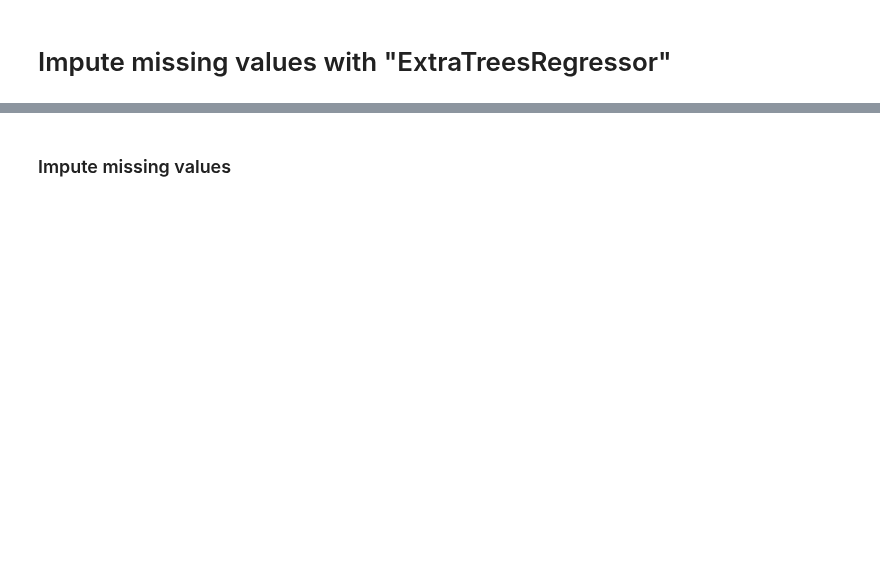
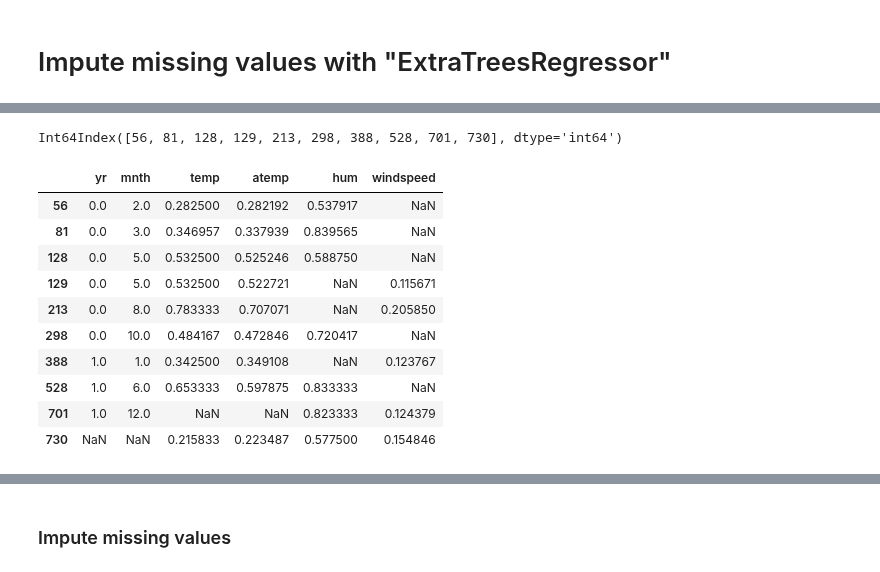
Before and after one commit to omdgit/Hands-On-Gradient-Boosting-with-XGBoost-and-Scikit-learn, a Jupyter notebook: Chapter01/omd_impute_missing_values_xgb.ipynb, the cells around one changed output, grey strips where cells are left out. Drawn from its saved outputs; the diff is of its cells as text; code cells hidden in the pictures; blank space fills up the shorter version.

```diff
--- a/Chapter01/omd_impute_missing_values_xgb.ipynb
+++ b/Chapter01/omd_impute_missing_values_xgb.ipynb
@@ -11,0 +26,17 @@ df_bikes = pd.read_csv('bike_rentals.csv')
+# %%
+idx = df_bikes.loc[df_bikes.isnull().any(axis=1),df_bikes.isnull().any()].index
+print(idx)
+df_bikes.loc[df_bikes.isnull().any(axis=1),df_bikes.isnull().any()]
+# %% [output]
+Int64Index([56, 81, 128, 129, 213, 298, 388, 528, 701, 730], dtype='int64')
+|  | yr | mnth | temp | atemp | hum | windspeed |
+| 56 | 0.0 | 2.0 | 0.282500 | 0.282192 | 0.537917 | NaN |
+| 81 | 0.0 | 3.0 | 0.346957 | 0.337939 | 0.839565 | NaN |
+| 128 | 0.0 | 5.0 | 0.532500 | 0.525246 | 0.588750 | NaN |
+| 129 | 0.0 | 5.0 | 0.532500 | 0.522721 | NaN | 0.115671 |
+| 213 | 0.0 | 8.0 | 0.783333 | 0.707071 | NaN | 0.205850 |
+| 298 | 0.0 | 10.0 | 0.484167 | 0.472846 | 0.720417 | NaN |
+| 388 | 1.0 | 1.0 | 0.342500 | 0.349108 | NaN | 0.123767 |
+| 528 | 1.0 | 6.0 | 0.653333 | 0.597875 | 0.833333 | NaN |
+| 701 | 1.0 | 12.0 | NaN | NaN | 0.823333 | 0.124379 |
+| 730 | NaN | NaN | 0.215833 | 0.223487 | 0.577500 | 0.154846 |
```
Also changed, not shown: parts of 14 cells of this notebook, 1 other file.
